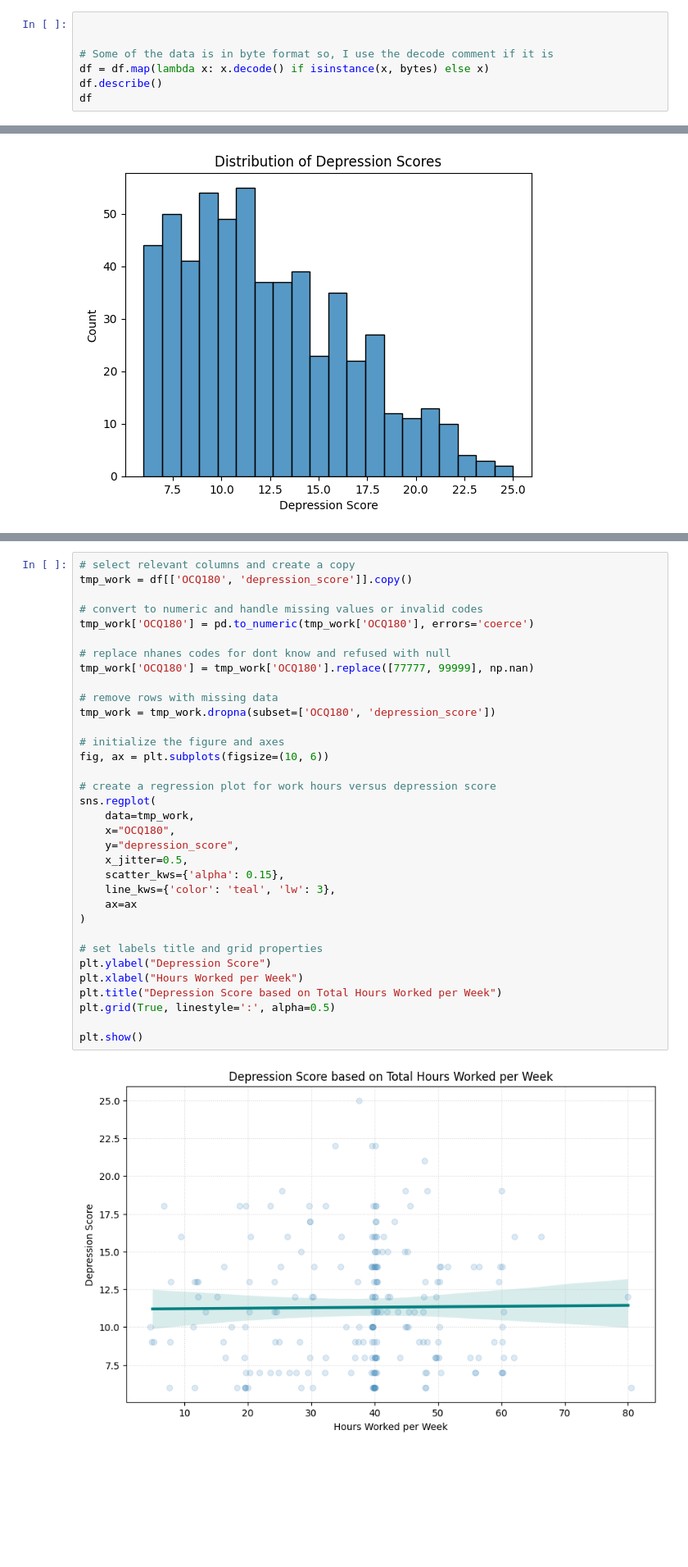
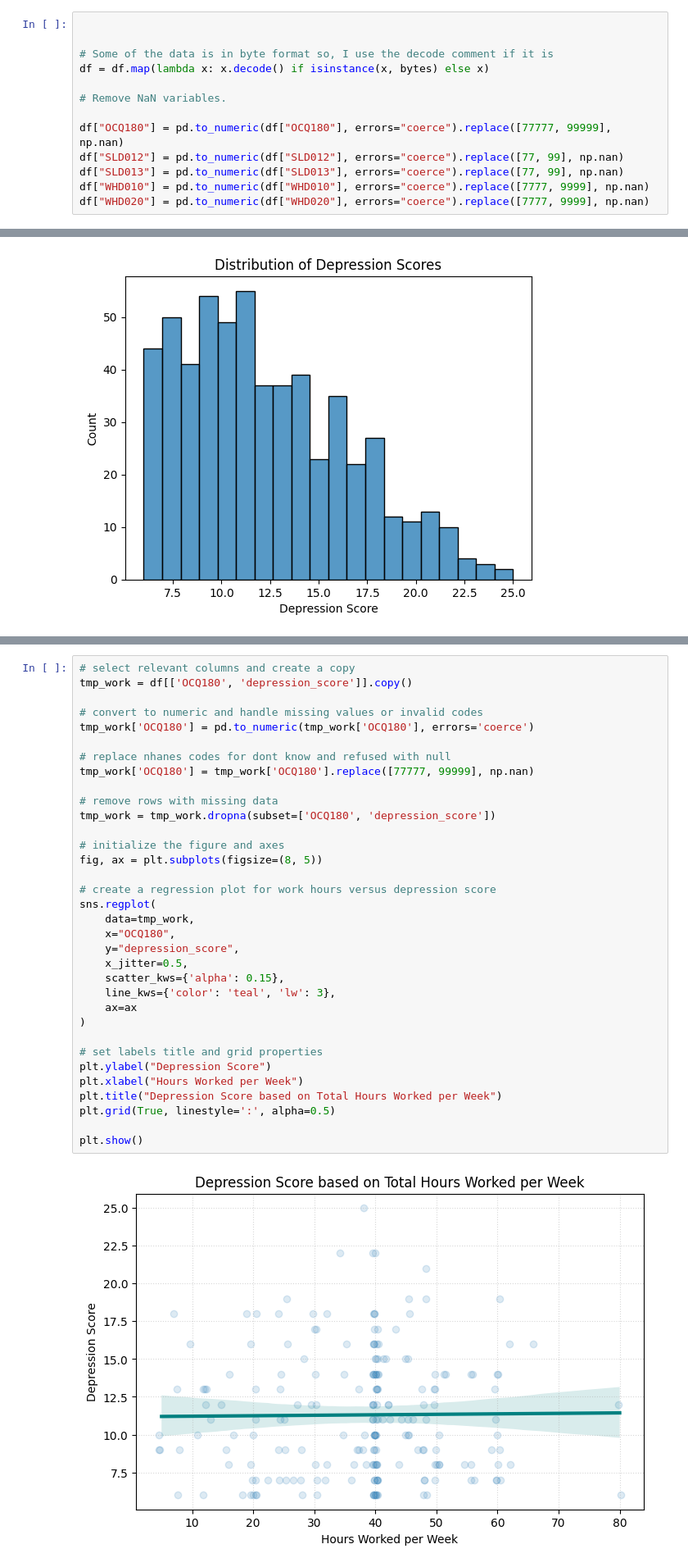
Before and after one commit to aidenjbrown/Intermediate_Data_Science_CS_28, a Jupyter notebook: scripts/EDA.ipynb, the cells around one changed output, grey strips where cells are left out. Shown at 82% size. Drawn from its saved outputs; the diff is of its cells as text; blank space fills up the shorter version.

```diff
--- a/scripts/EDA.ipynb
+++ b/scripts/EDA.ipynb
@@ -141,5 +113,11 @@ df
 
 # Some of the data is in byte format so, I use the decode comment if it is
 df = df.map(lambda x: x.decode() if isinstance(x, bytes) else x)
-df.describe()
-df
+
+# Remove NaN variables.
+
+df["OCQ180"] = pd.to_numeric(df["OCQ180"], errors="coerce").replace([77777, 99999], np.nan)
+df["SLD012"] = pd.to_numeric(df["SLD012"], errors="coerce").replace([77, 99], np.nan)
+df["SLD013"] = pd.to_numeric(df["SLD013"], errors="coerce").replace([77, 99], np.nan)
+df["WHD010"] = pd.to_numeric(df["WHD010"], errors="coerce").replace([7777, 9999], np.nan)
+df["WHD020"] = pd.to_numeric(df["WHD020"], errors="coerce").replace([7777, 9999], np.nan)
@@ -341,35 +369,35 @@ tmp_work = df[['OCQ180', 'depression_score']].copy()
 # convert to numeric and handle missing values or invalid codes
 tmp_work['OCQ180'] = pd.to_numeric(tmp_work['OCQ180'], errors='coerce')
 
 # replace nhanes codes for dont know and refused with null
 tmp_work['OCQ180'] = tmp_work['OCQ180'].replace([77777, 99999], np.nan)
 
 # remove rows with missing data
 tmp_work = tmp_work.dropna(subset=['OCQ180', 'depression_score'])
 
 # initialize the figure and axes
-fig, ax = plt.subplots(figsize=(10, 6))
+fig, ax = plt.subplots(figsize=(8, 5))
 
 # create a regression plot for work hours versus depression score
 sns.regplot(
     data=tmp_work,
     x="OCQ180",
     y="depression_score",
     x_jitter=0.5,
     scatter_kws={'alpha': 0.15},
     line_kws={'color': 'teal', 'lw': 3},
     ax=ax
 )
 
 # set labels title and grid properties
 plt.ylabel("Depression Score")
 plt.xlabel("Hours Worked per Week")
 plt.title("Depression Score based on Total Hours Worked per Week")
 plt.grid(True, linestyle=':', alpha=0.5)
 
 plt.show()
 # %% [output]
-[figure, old version]
+[figure, new version]
 # %% [markdown]
 There is no clear relationship between depression scores based on hours worked per week, although there does seem to be a larger cluster of scores around 6.5 to 18.
 # %%
```
Also changed, not shown: parts of 18 cells of this notebook.
